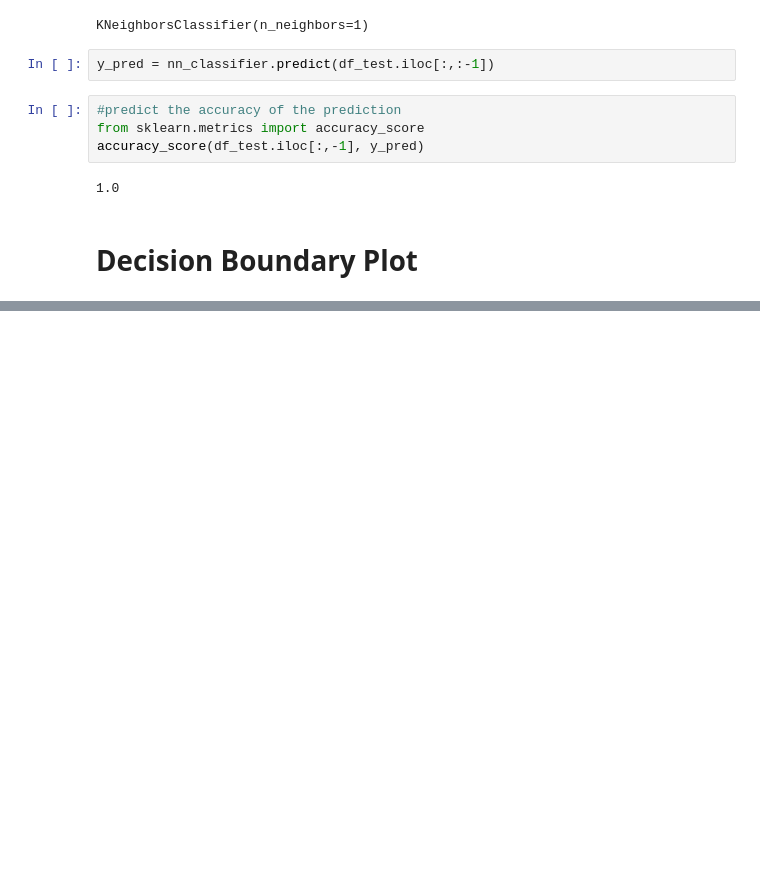
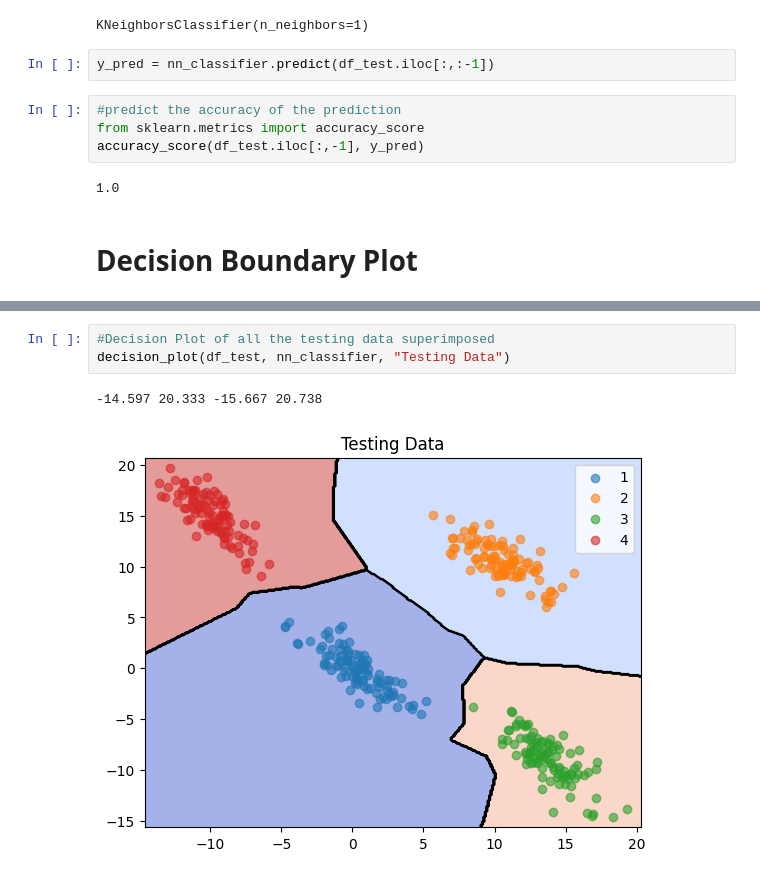
Before and after one commit to amankushwaha25/CS401-IML-Assignment, a Jupyter notebook: main.ipynb, the cells around one changed output, grey strips where cells are left out. Drawn from its saved outputs; the diff is of its cells as text; blank space fills up the shorter version.

```diff
--- a/main.ipynb
+++ b/main.ipynb
@@ -119,0 +121,6 @@ plt.show()
+# %%
+#Decision Plot of all the testing data superimposed
+decision_plot(df_test, nn_classifier, "Testing Data")
+# %% [output]
+-14.597 20.333 -15.667 20.738
+[figure, added]
```
Also changed, not shown: parts of 17 cells of this notebook.
